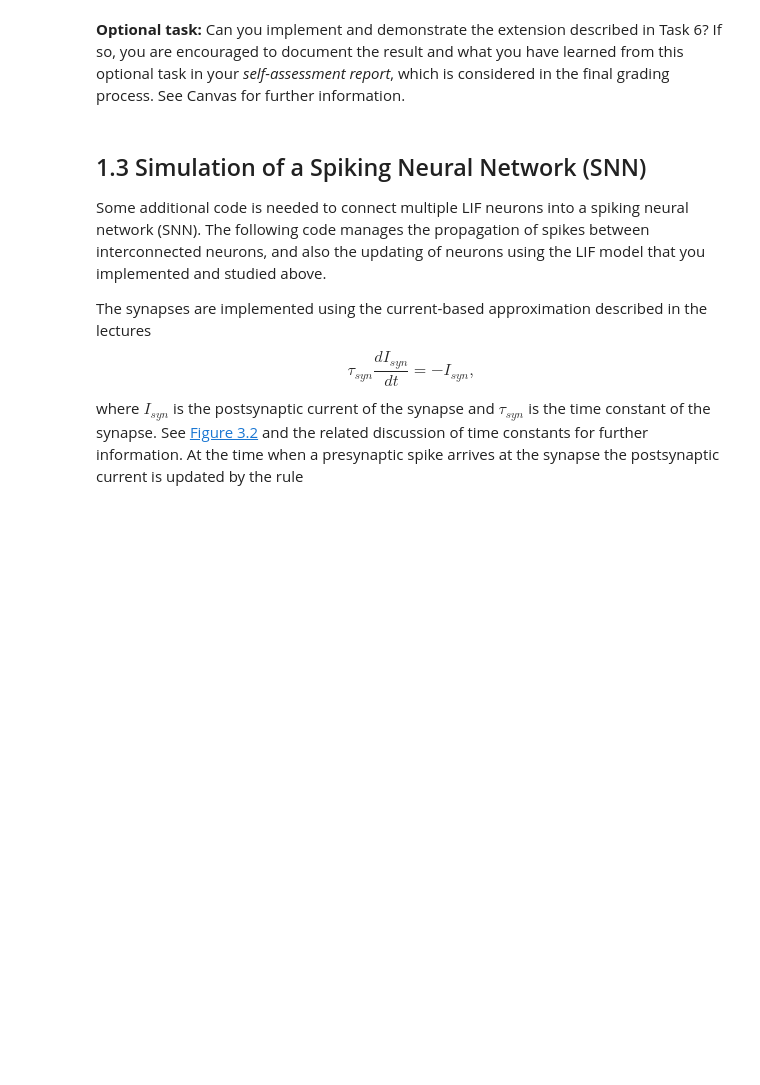
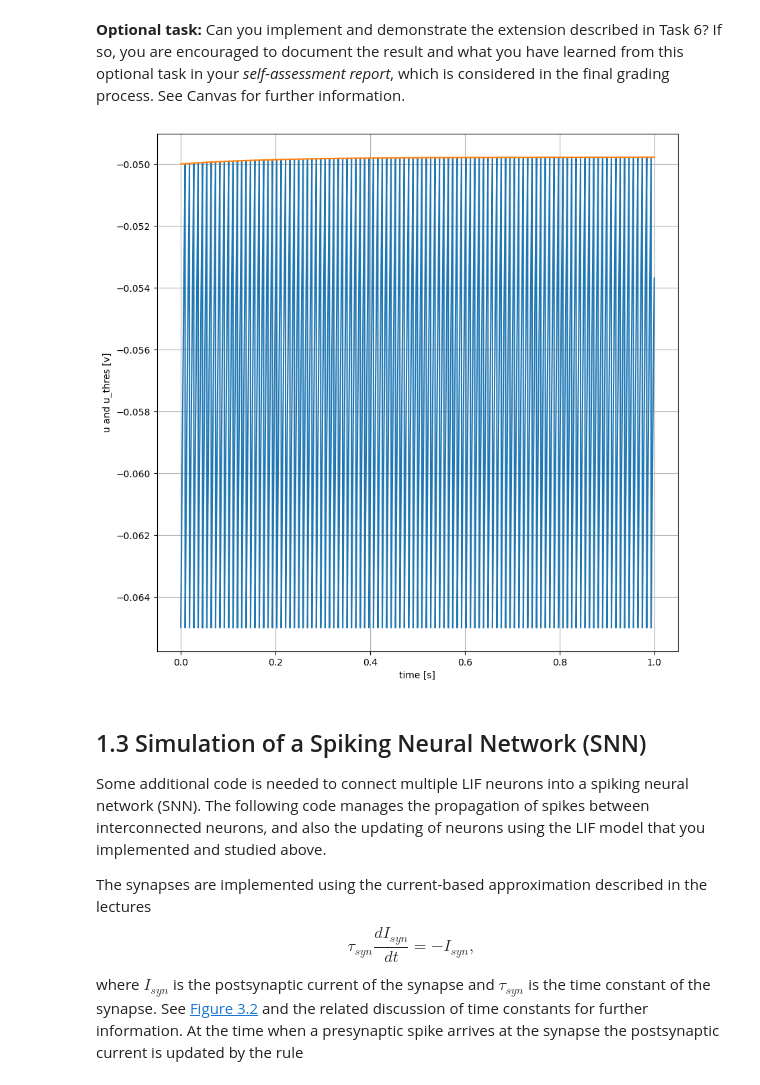
Before and after one commit to RogerJL/LTU, a Jupyter notebook: SNN/SNN_Exercise_1.ipynb, the cells around one changed output. Cells and saved outputs as stored; diff of their text form; code cells hidden in the pictures; blank space fills up the shorter version.

```diff
--- a/SNN/SNN_Exercise_1.ipynb
+++ b/SNN/SNN_Exercise_1.ipynb
@@ -370,3 +380,62 @@ An easy adaption to make the model better is to add an variable that portrays a
+# %%
+# Code for optional task
+
+# Code for Task 4
+# Input current from synapses
+
+
+# Neuron identifier, only one neuron in this simulation
+n_id    = 0
+
+# Placeholders for u(t), used for plotting
+
+
+# Placeholders for list of spike times and neuron ID's
+
+t_i = []
+u_i = []
+u_thres_i = []
+
+t_spike = []
+n_spike = []
+
+t = 0
+u = u_rest
+u_thres_ = u_thres
+u_thres_theta = 200e-3
+tau_adapt = 200e-3
+
+I_syn = 600e-12
+
+# Simulate one second of time
+while t <= 1:
+    # Euler forward step
+    u += ((u_rest - u + R*I_syn) / tau_m)*dt
+    u_thres_delta = -(u_thres_ - u_thres)
+
+    # Spike condition
+    if u >= u_thres_:
+        t_spike.append(t)    # spike time
+        n_spike.append(n_id) # neuron ID
+        u = u_reset
+        u_thres_delta += u_thres_theta
+
+    u_thres_ += u_thres_delta / tau_adapt * dt
+    u_thres_i.append(u_thres_)
+
+    # Timestep completed
+    t_i.append(t)
+    u_i.append(u)
+
+    t += dt
+hz = len(t_spike)
+
+
+fig, ax = plt.subplots()
+ax.plot(t_i, u_i, t_i, u_thres_i); ax.set(xlabel='time [s]', ylabel='u and u_thres [v]')
+ax.grid()
+# %% [output]
+[figure, added]
 # %% [markdown]
 ## 1.3 Simulation of a Spiking Neural Network (SNN)
 
```
Also changed, not shown: parts of 6 cells of this notebook, 2 other files.
